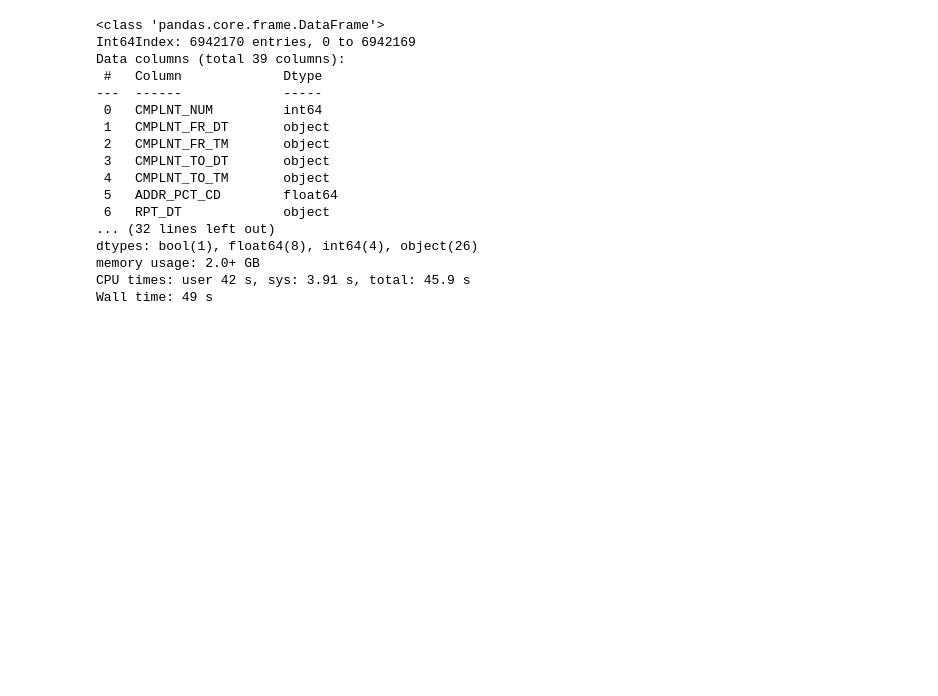
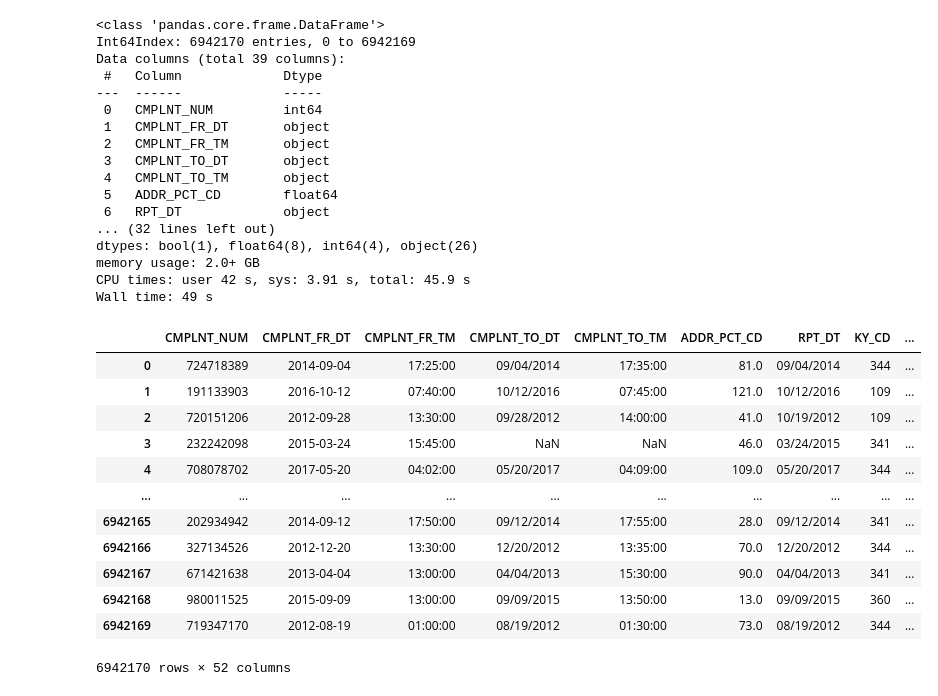
Before and after one commit to F1nalFortune/PySpark-NYC-Crime, a Jupyter notebook: data_analysis.ipynb, the cells around one changed output. Drawn from its saved outputs; the diff is of its cells as text; code cells hidden in the pictures; blank space fills up the shorter version.

```diff
--- a/data_analysis.ipynb
+++ b/data_analysis.ipynb
@@ -69,3 +69,23 @@ dtypes: bool(1), float64(8), int64(4), object(26)
 memory usage: 2.0+ GB
 CPU times: user 42 s, sys: 3.91 s, total: 45.9 s
 Wall time: 49 s
+# %%
+import fastai;fastai.__version__
+import torch; torch.__version__
+from fastai.tabular import *
+
+add_datepart(train_df, "CMPLNT_FR_DT", drop=False)
+# %% [output]
+|  | CMPLNT_NUM | CMPLNT_FR_DT | CMPLNT_FR_TM | CMPLNT_TO_DT | CMPLNT_TO_TM | ADDR_PCT_CD | RPT_DT | KY_CD | ... |
+| 0 | 724718389 | 2014-09-04 | 17:25:00 | 09/04/2014 | 17:35:00 | 81.0 | 09/04/2014 | 344 | ... |
+| 1 | 191133903 | 2016-10-12 | 07:40:00 | 10/12/2016 | 07:45:00 | 121.0 | 10/12/2016 | 109 | ... |
+| 2 | 720151206 | 2012-09-28 | 13:30:00 | 09/28/2012 | 14:00:00 | 41.0 | 10/19/2012 | 109 | ... |
+| 3 | 232242098 | 2015-03-24 | 15:45:00 | NaN | NaN | 46.0 | 03/24/2015 | 341 | ... |
+| 4 | 708078702 | 2017-05-20 | 04:02:00 | 05/20/2017 | 04:09:00 | 109.0 | 05/20/2017 | 344 | ... |
+| ... | ... | ... | ... | ... | ... | ... | ... | ... | ... |
+| 6942165 | 202934942 | 2014-09-12 | 17:50:00 | 09/12/2014 | 17:55:00 | 28.0 | 09/12/2014 | 341 | ... |
+| 6942166 | 327134526 | 2012-12-20 | 13:30:00 | 12/20/2012 | 13:35:00 | 70.0 | 12/20/2012 | 344 | ... |
+| 6942167 | 671421638 | 2013-04-04 | 13:00:00 | 04/04/2013 | 15:30:00 | 90.0 | 04/04/2013 | 341 | ... |
+| 6942168 | 980011525 | 2015-09-09 | 13:00:00 | 09/09/2015 | 13:50:00 | 13.0 | 09/09/2015 | 360 | ... |
+| 6942169 | 719347170 | 2012-08-19 | 01:00:00 | 08/19/2012 | 01:30:00 | 73.0 | 08/19/2012 | 344 | ... |
+6942170 rows × 52 columns
```
Also changed, not shown: parts of 1 cell of this notebook.
